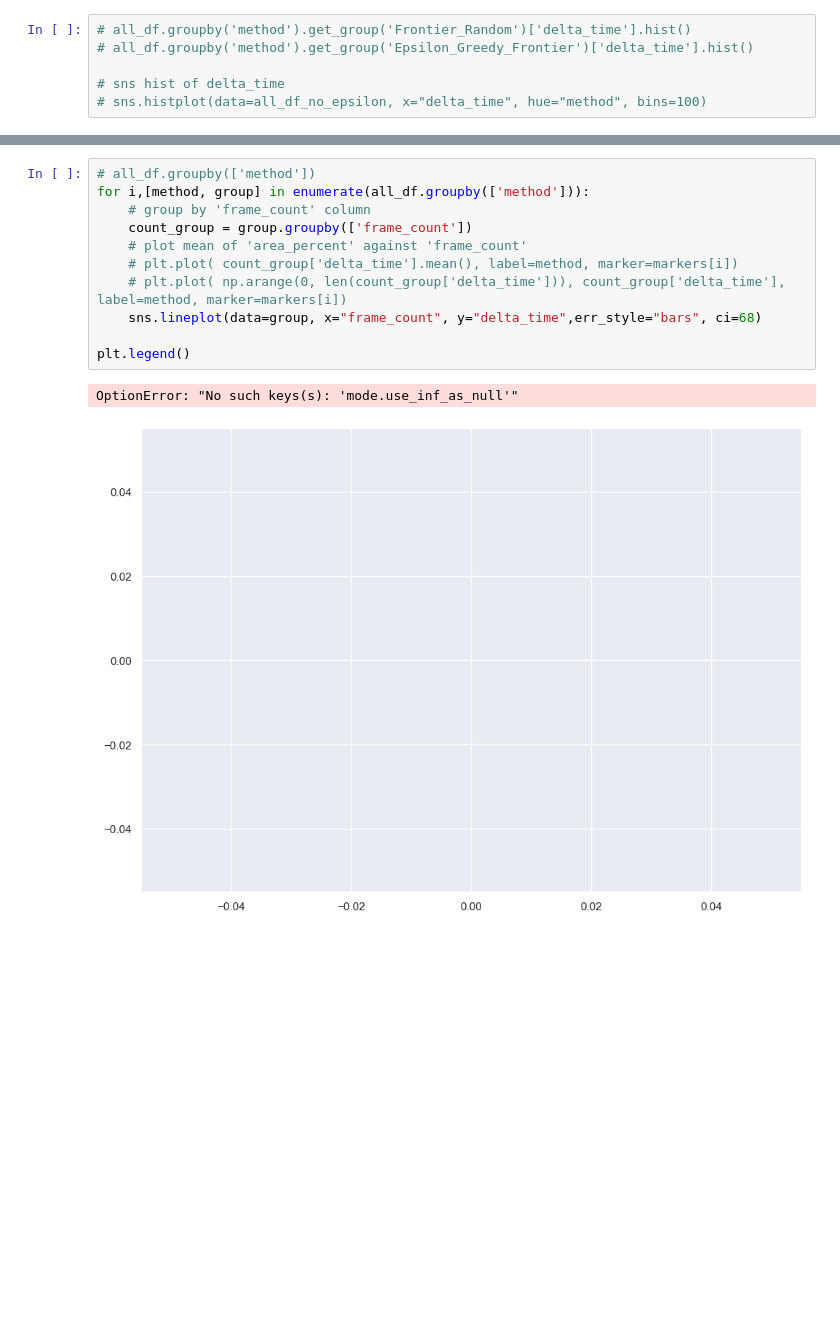
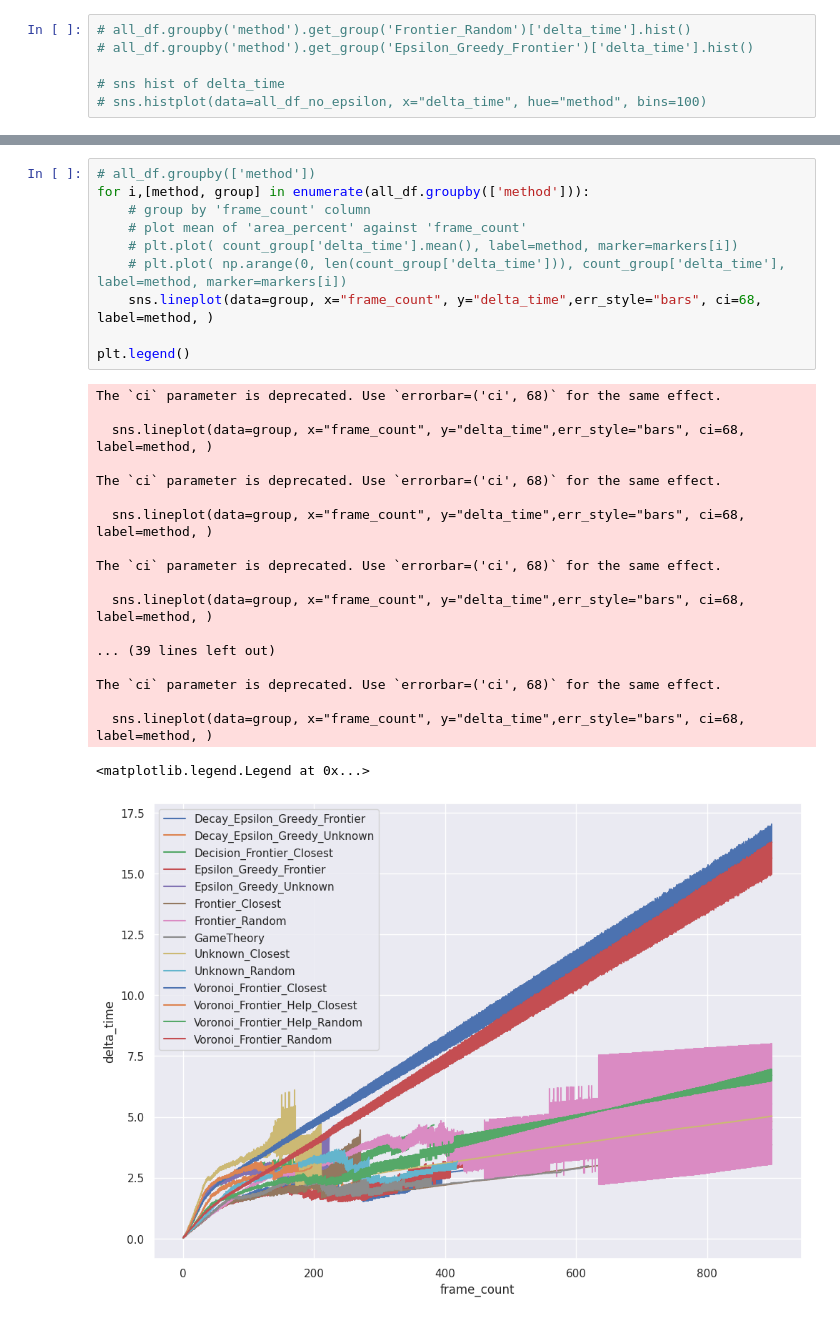
Before and after one commit to DIRECTLab/Multi_Agents_Area_Exploration, a Jupyter notebook: data_analysis/read_data.ipynb, the cells around one changed output, grey strips where cells are left out. Saved outputs shown, nothing was run; the diff lists cells and outputs as text; blank space fills up the shorter version.

```diff
--- a/data_analysis/read_data.ipynb
+++ b/data_analysis/read_data.ipynb
@@ -250,17 +230,33 @@ plt.plot(x)
 # %%
 # all_df.groupby(['method'])
 for i,[method, group] in enumerate(all_df.groupby(['method'])):
     # group by 'frame_count' column
-    count_group = group.groupby(['frame_count'])
     # plot mean of 'area_percent' against 'frame_count'
     # plt.plot( count_group['delta_time'].mean(), label=method, marker=markers[i])
     # plt.plot( np.arange(0, len(count_group['delta_time'])), count_group['delta_time'], label=method, marker=markers[i])
-    sns.lineplot(data=group, x="frame_count", y="delta_time",err_style="bars", ci=68)
+    sns.lineplot(data=group, x="frame_count", y="delta_time",err_style="bars", ci=68, label=method, )
 
 plt.legend()
 # %% [output]
-OptionError: "No such keys(s): 'mode.use_inf_as_null'"
+The `ci` parameter is deprecated. Use `errorbar=('ci', 68)` for the same effect.
+
+  sns.lineplot(data=group, x="frame_count", y="delta_time",err_style="bars", ci=68, label=method, )
+
+The `ci` parameter is deprecated. Use `errorbar=('ci', 68)` for the same effect.
+
+  sns.lineplot(data=group, x="frame_count", y="delta_time",err_style="bars", ci=68, label=method, )
+
+The `ci` parameter is deprecated. Use `errorbar=('ci', 68)` for the same effect.
+
+  sns.lineplot(data=group, x="frame_count", y="delta_time",err_style="bars", ci=68, label=method, )
+
+... (39 lines left out)
+
+The `ci` parameter is deprecated. Use `errorbar=('ci', 68)` for the same effect.
+
+  sns.lineplot(data=group, x="frame_count", y="delta_time",err_style="bars", ci=68, label=method, )
+<matplotlib.legend.Legend at 0x...>
-[figure, old version]
+[figure, new version]
 # %%
 all_df['experiment_ID'].unique()
 # %% [output]
```
Also changed, not shown: parts of 16 cells of this notebook, 1 other file.
